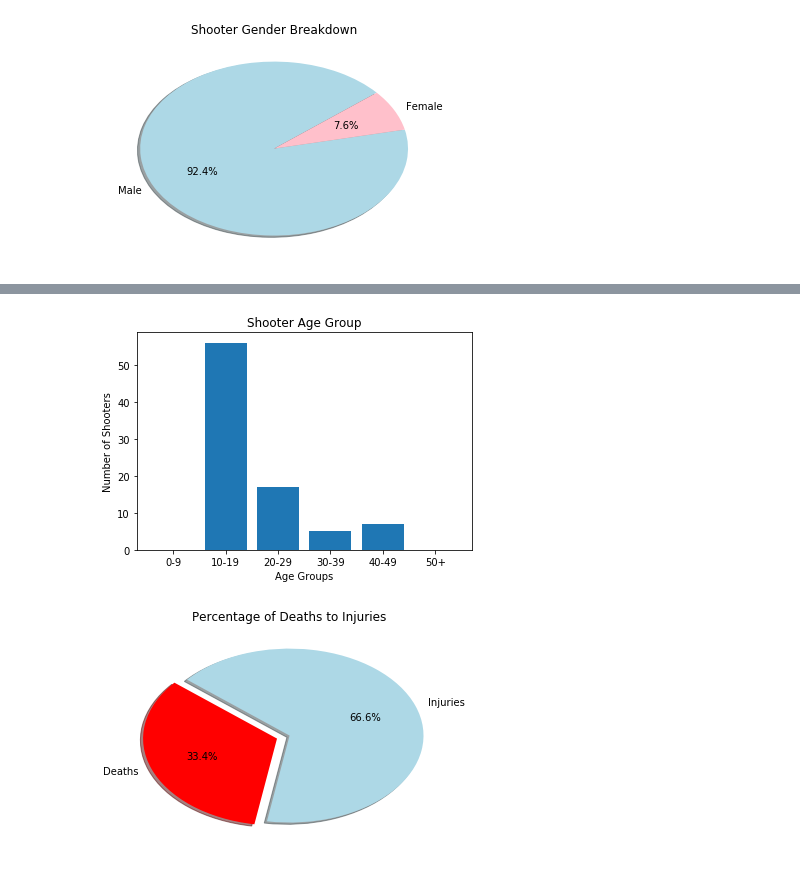
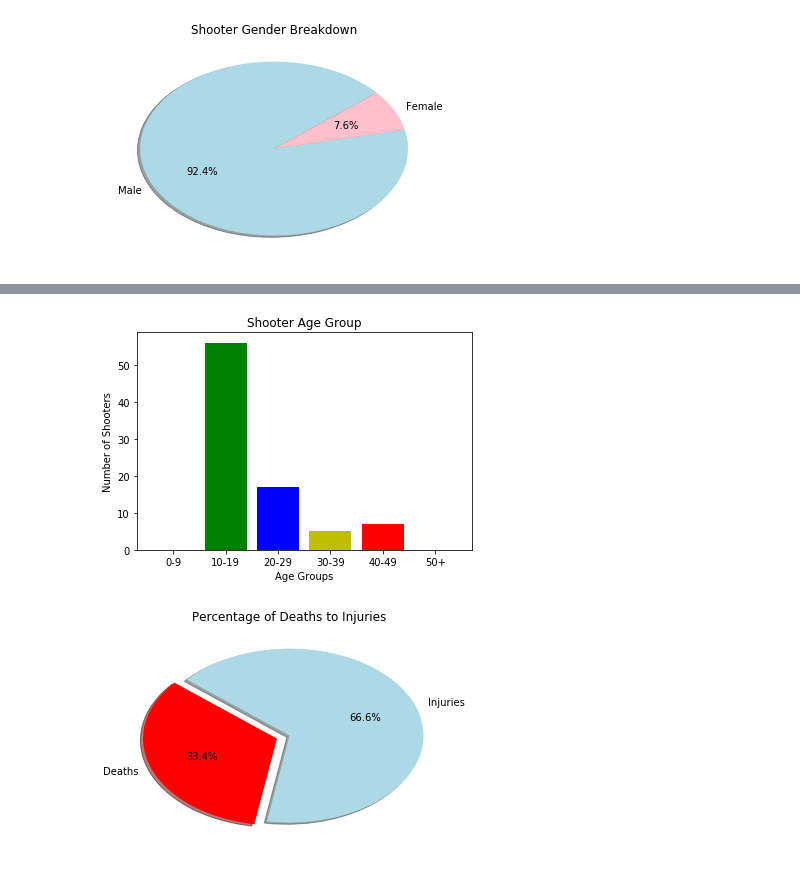
Before and after one commit to avangemert/TuThu-project-one, a Jupyter notebook: shootings_viz.ipynb, the cells around one changed output, grey strips where cells are left out. Cells and saved outputs as stored; diff of their text form; code cells hidden in the pictures.

```diff
--- a/shootings_viz.ipynb
+++ b/shootings_viz.ipynb
@@ -123,30 +126,31 @@ plt.show()
 # %%
 # Bar chart of age groups of shooters
 
 bins = [0,9,19,29,39,49,99]
 group_names = ["0-9","10-19","20-29","30-39","40-49","50+"]
 shooter_age_groups = pd.cut(school_shootings_df["Shooter Age"], bins, labels=group_names)
 school_shootings_df["Shooter Age Group"] = shooter_age_groups
 pre_teen_shooter_df = school_shootings_df.loc[school_shootings_df["Shooter Age Group"] == "0-9"]
 pre_teen_shooter_count = len(pre_teen_shooter_df["Shooter Age Group"])
 teen_shooter_df = school_shootings_df.loc[school_shootings_df["Shooter Age Group"] == "10-19"]
 teen_shooter_count = len(teen_shooter_df["Shooter Age Group"])
 twenties_shooter_df = school_shootings_df.loc[school_shootings_df["Shooter Age Group"] == "20-29"]
 twenties_shooter_count = len(twenties_shooter_df["Shooter Age Group"])
 thirties_shooter_df = school_shootings_df.loc[school_shootings_df["Shooter Age Group"] == "30-39"]
 thirties_shooter_count = len(thirties_shooter_df["Shooter Age Group"])
 forties_shooter_df = school_shootings_df.loc[school_shootings_df["Shooter Age Group"] == "40-49"]
 forties_shooter_count = len(forties_shooter_df["Shooter Age Group"])
 old_shooter_df = school_shootings_df.loc[school_shootings_df["Shooter Age Group"] == "50-99"]
 old_shooter_count = len(old_shooter_df["Shooter Age Group"])
 age_groups = [pre_teen_shooter_count,teen_shooter_count,twenties_shooter_count,thirties_shooter_count,forties_shooter_count,old_shooter_count]
-plt.bar(group_names,age_groups)
+color=['r','g','b','y']
+plt.bar(group_names,age_groups,color=color)
 plt.title("Shooter Age Group")
 plt.xlabel("Age Groups")
 plt.ylabel("Number of Shooters")
 plt.show()
 # %% [output]
-[figure, old version]
+[figure, new version]
 # %%
 total_deaths = school_shootings_df["Deaths"].sum()
 total_injuries = school_shootings_df["Injuries"].sum()
```
Also changed, not shown: parts of 11 cells of this notebook.
